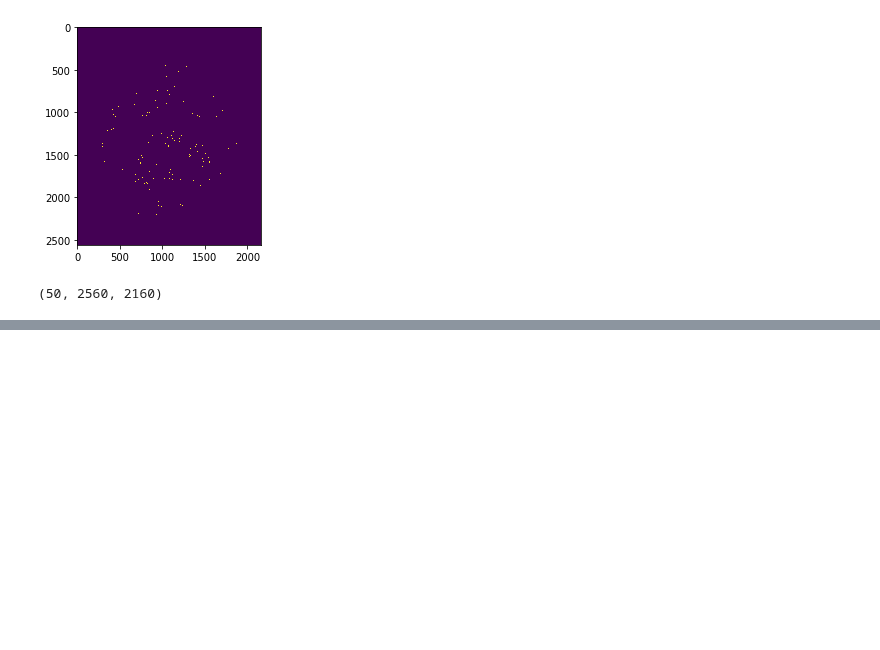
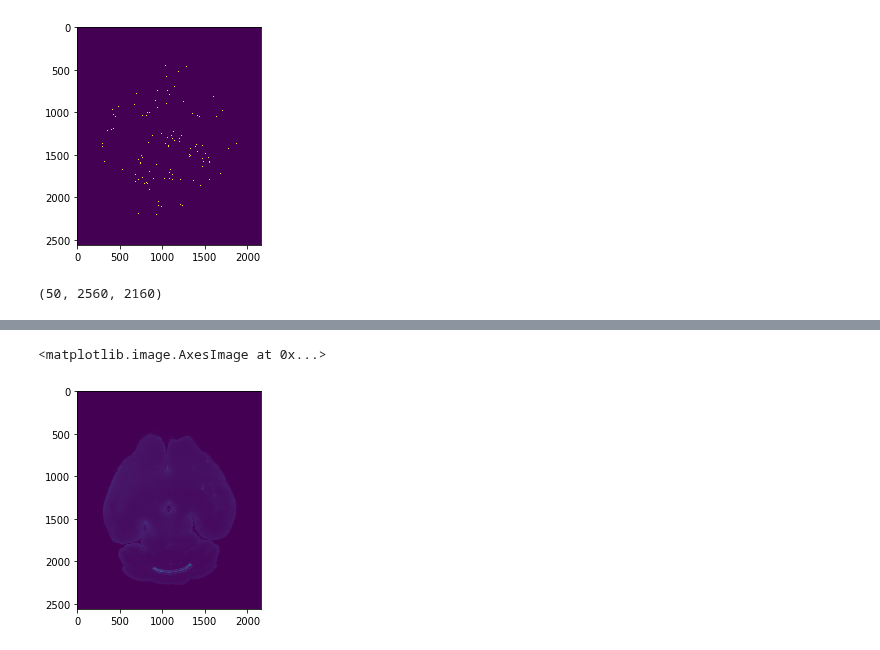
Before and after one commit to PrincetonUniversity/lightsheet_helper_scripts, a Jupyter notebook: lightsheet/Downsize_raw_volume.ipynb, the cells around one changed output, grey strips where cells are left out. Saved outputs shown, nothing was run; the diff lists cells and outputs as text; code cells hidden in the pictures; blank space fills up the shorter version.

```diff
--- a/lightsheet/Downsize_raw_volume.ipynb
+++ b/lightsheet/Downsize_raw_volume.ipynb
@@ -276,0 +294,5 @@ rawcells_an21[200:250].shape
+# %%
+x_dim = 2160
+y_dim = 2560
+downsize_factor_z=5
+output_vol = np.zeros((2,y_dim,x_dim))
@@ -276,0 +348,7 @@ rawcells_an21[200:250].shape
+# %%
+fig = plt.figure()
+ax=fig.add_subplot(1,1,1)
+ax.imshow(output_vol[0])
+# %% [output]
+<matplotlib.image.AxesImage at 0x...>
+[figure, added]
```
Also changed, not shown: parts of 8 cells of this notebook, 6 other files.
